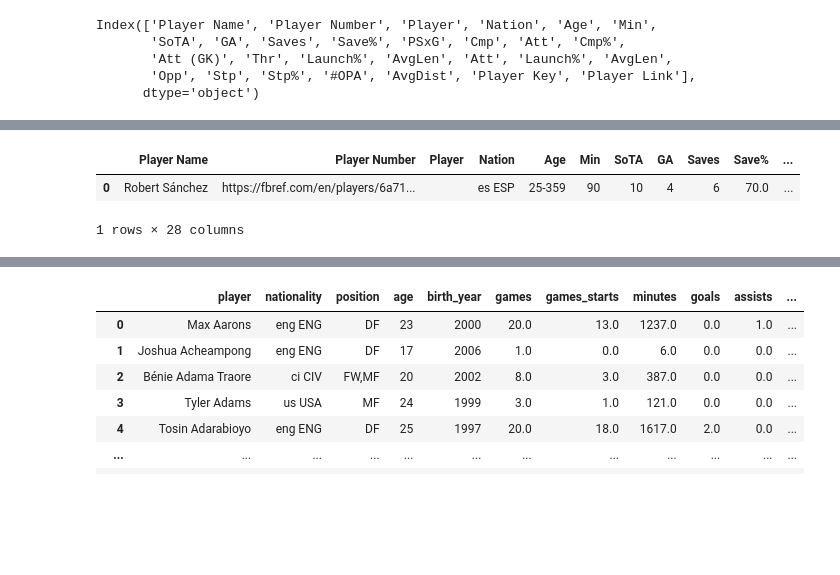
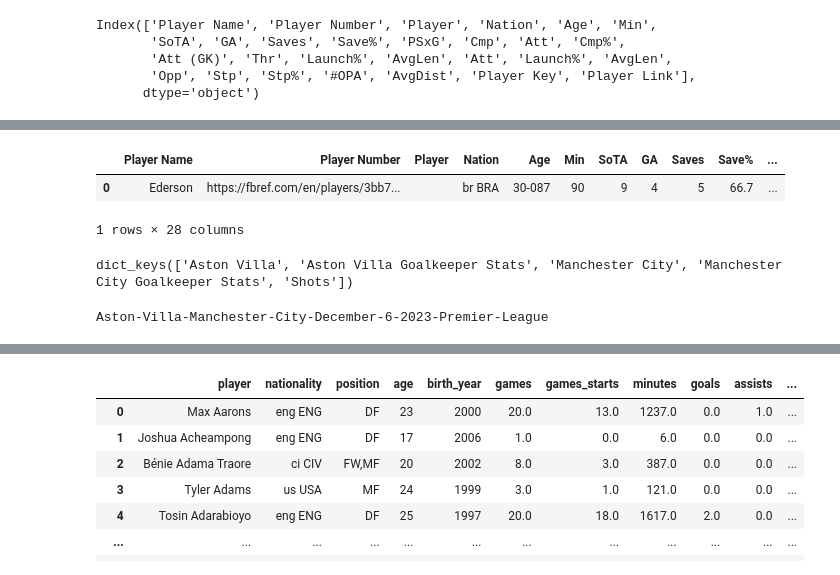
Before and after one commit to bdi2357/FootballData, a Jupyter notebook: PlayerPerformanceData/Scrape_FBref.ipynb, the cells around one changed output, grey strips where cells are left out. Saved outputs shown, nothing was run; the diff lists cells and outputs as text; code cells hidden in the pictures; blank space fills up the shorter version.

```diff
--- a/PlayerPerformanceData/Scrape_FBref.ipynb
+++ b/PlayerPerformanceData/Scrape_FBref.ipynb
@@ -484,0 +383,10 @@ Player Dictionary: {'Nicolas Jackson': ('Nicolas Jackson', 'https://fbref.com/en
+# %%
+import requests
+
+url = "https://fbref.com/en/matches/53bb8f30/Chelsea-Manchester-City-November-12-2023-Premier-League"
+headers = {
+    "User-Agent": "Mozilla/5.0 (Windows NT 10.0; Win64; x64) AppleWebKit/537.36 (KHTML, like Gecko) Chrome/91.0.4472.124 Safari/537.36"
+}
+response = requests.get(url, headers=headers)
+print("Status Code:", response.status_code)
+print("Content:", response.content[:500])  # Print the first 500 characters of the content for inspection
@@ -484,0 +396,27 @@ Player Dictionary: {'Nicolas Jackson': ('Nicolas Jackson', 'https://fbref.com/en
+# %%
+import requests
+import time
+
+url = "https://fbref.com/en/matches/53bb8f30/Chelsea-Manchester-City-November-12-2023-Premier-League"
+headers = {
+    "User-Agent": "Mozilla/5.0 (Windows NT 10.0; Win64; x64) AppleWebKit/537.36 (KHTML, like Gecko) Chrome/91.0.4472.124 Safari/537.36"
+}
+
+max_retries = 5
+backoff_factor = 2  # Exponential backoff factor
+
+for i in range(max_retries):
+    response = requests.get(url, headers=headers)
+    if response.status_code == 200:
+        html_content = response.content
+        print("Successfully retrieved the page")
+        break
+    elif response.status_code == 429:
+        wait_time = backoff_factor ** i
+        print(f"Rate limited. Retrying in {wait_time} seconds...")
+        time.sleep(wait_time)
+    else:
+        print(f"Failed to retrieve the page. Status code: {response.status_code}")
+        break
+else:
+    print("Failed to retrieve the page after multiple attempts.")
@@ -938,0 +1042,4 @@ Index(['Player Name', 'Player Number', 'Player', 'Nation', 'Age', 'Min',
+# %%
+url = "https://fbref.com/en/matches/53bb8f30/Chelsea-Manchester-City-November-12-2023-Premier-League"
+D_stats_game =  get_match_stats(url)
+D_stats_game.keys()
@@ -939,6 +1049,25 @@ Index(['Player Name', 'Player Number', 'Player', 'Nation', 'Age', 'Min',
 # %%
-D_stats_game['Chelsea Goalkeeper Stats']['Goalkeepers']
+D_stats_game['Manchester City Goalkeeper Stats']['Goalkeepers']
 # %% [output]
 |  | Player Name | Player Number | Player | Nation | Age | Min | SoTA | GA | Saves | Save% | ... |
-| 0 | Robert Sánchez | https://fbref.com/en/players/6a71... |  | es ESP | 25-359 | 90 | 10 | 4 | 6 | 70.0 | ... |
+| 0 | Ederson | https://fbref.com/en/players/3bb7... |  | br BRA | 30-087 | 90 | 9 | 4 | 5 | 66.7 | ... |
 1 rows × 28 columns
+# %%
+D_stats_game.keys()
+# %% [output]
+dict_keys(['Aston Villa', 'Aston Villa Goalkeeper Stats', 'Manchester City', 'Manchester City Goalkeeper Stats', 'Shots'])
+# %%
+match_d = url.split("/")[-1]
+print(match_d)
+team_1 = list(D_stats_game.keys())[0]
+team_2 = list(D_stats_game.keys())[2]
+if not os.path.exists(os.path.join(dr,match_d)):
+  os.mkdir(os.path.join(dr,match_d))
+dr2 = os.path.join(dr,match_d)
+for team in [team_1,team_2]:
+  for k in D_stats_game[team].keys():
+    D_stats_game[team][k].to_csv(os.path.join(dr2,team.replace(" ","_")+"_"+k+".csv"))
+  D_stats_game[team+ ' Goalkeeper Stats']['Goalkeepers'].to_csv(os.path.join(dr2,team.replace(" ","_")+"_Goalkeeper Stats.csv"))
+D_stats_game['Shots'].to_csv(os.path.join(dr2,'Shots.csv'.replace(" ","_")))
+# %% [output]
+Aston-Villa-Manchester-City-December-6-2023-Premier-League
```
Also changed, not shown: parts of 27 cells of this notebook.
